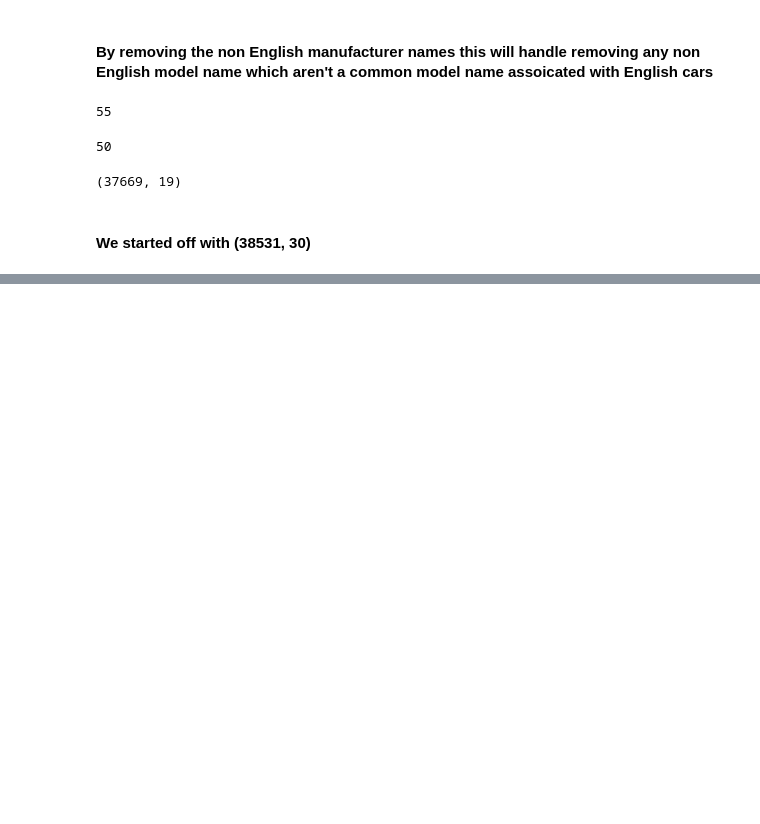
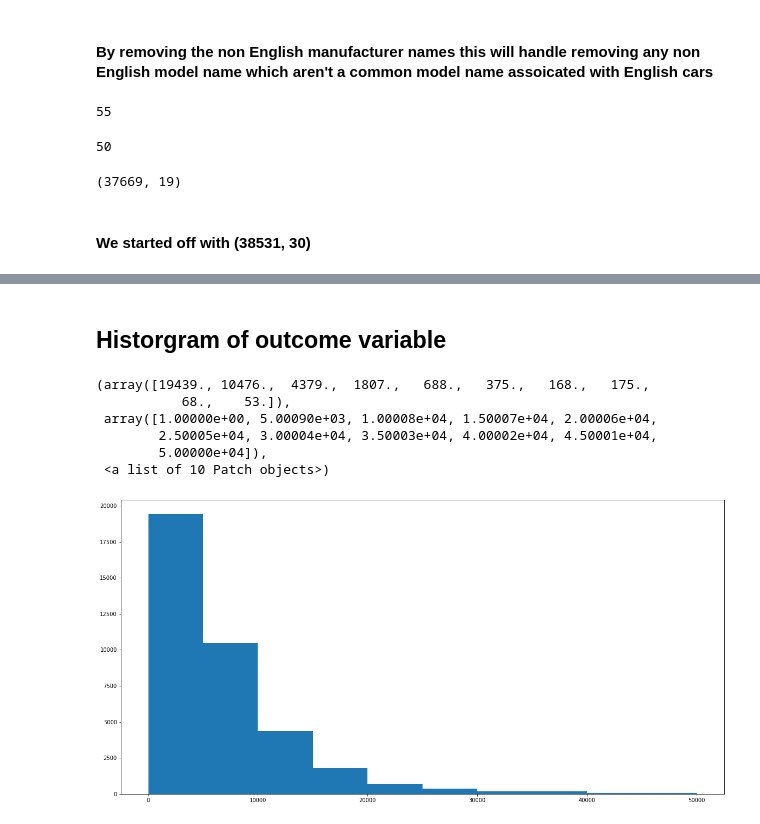
Before and after one commit to antoneev/travelrecommender, a Jupyter notebook: Used Cars.ipynb, the cells around one changed output, grey strips where cells are left out. Drawn from its saved outputs; the diff is of its cells as text; code cells hidden in the pictures; blank space fills up the shorter version.

```diff
--- a/Used Cars.ipynb
+++ b/Used Cars.ipynb
@@ -397,0 +419,3 @@ df3.shape
+# %%
+df3 = df3.drop_duplicates(keep='first')
+df3.shape
@@ -397,0 +451,13 @@ df3.shape
+# %% [markdown]
+## Historgram of outcome variable
+# %%
+num_bins = 10
+plt.hist(df3['price_usd'],num_bins)
+# %% [output]
+(array([19439., 10476.,  4379.,  1807.,   688.,   375.,   168.,   175.,
+           68.,    53.]),
+ array([1.00000e+00, 5.00090e+03, 1.00008e+04, 1.50007e+04, 2.00006e+04,
+        2.50005e+04, 3.00004e+04, 3.50003e+04, 4.00002e+04, 4.50001e+04,
+        5.00000e+04]),
+ <a list of 10 Patch objects>)
+[figure, added]
```
Also changed, not shown: parts of 28 cells of this notebook.
